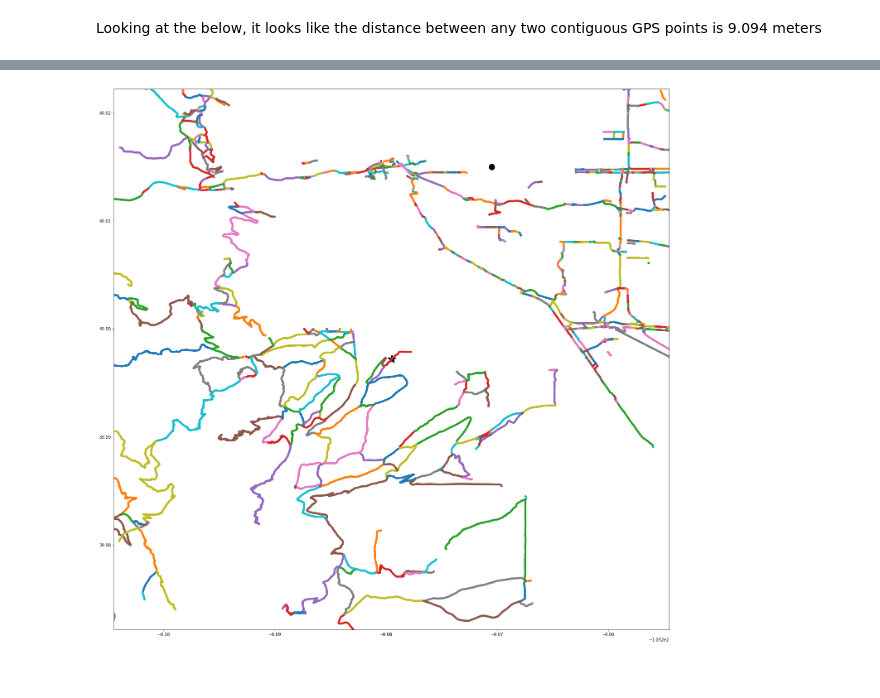
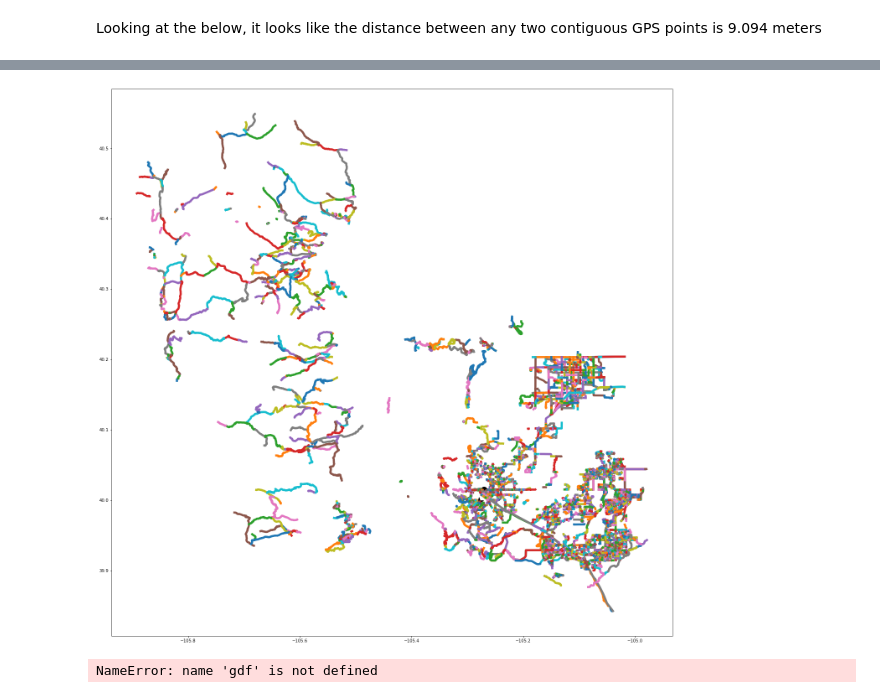
Before and after one commit to aemerick/planit, a Jupyter notebook: autotrail/boulder_trails_eda.ipynb, the cells around one changed output, grey strips where cells are left out. Saved outputs shown, nothing was run; the diff lists cells and outputs as text; code cells hidden in the pictures.

```diff
--- a/autotrail/boulder_trails_eda.ipynb
+++ b/autotrail/boulder_trails_eda.ipynb
@@ -293,33 +261,33 @@ fig.set_size_inches(24,24)
  #           width=8.0E4, height=8.0E4,
  #           lat_0=40.015, lon_0=-105.2705)
 #m.etopo( alpha=0.5)
 
 
 for i in np.arange(len(gdf)):
     if gpx_data[i] is None:
         print(i)
         continue
 
     elif np.size(gpx_data[i]) == 1:
         data_to_plot = [gpx_data[i]]
     else:
         data_to_plot = gpx_data[i]
 
     for segment in data_to_plot:
 
         lats = np.array([x.latitude for x in segment.points])
         longs = np.array([x.longitude for x in segment.points])
         elev = np.array([x.elevation for x in segment.points])
         ax.plot(longs,lats,lw=5)
 
 ax.scatter(-105.2705,40.015, color = 'black', s = 200)
 chataqua = (-105.2795, 39.9972)
 ax.scatter(chataqua[0], chataqua[1], color = 'black', marker = '*', s = 500)
 
 
 sep = 0.025
-ax.set_ylim( chataqua[1] - sep, chataqua[1]+sep)
-ax.set_xlim( chataqua[0] - sep, chataqua[0]+sep)
+#ax.set_ylim( chataqua[1] - sep, chataqua[1]+sep)
+#ax.set_xlim( chataqua[0] - sep, chataqua[0]+sep)
 fig.show()
 # %% [output]
-[figure, old version]
+[figure, new version]
@@ -327,0 +294,10 @@ x = gdf['geometry'].iloc[55]
+# %%
+%matplotlib widget
+import contextily as ctx
+gdf_crs = gdf.copy().to_crs(epsg=3857)
+ax = gdf_crs.plot()
+ax.figure.set_size_inches(16,16)
+ctx.add_basemap(ax)
+ax.figure.show()
+# %% [output]
+NameError: name 'gdf' is not defined
```
Also changed, not shown: parts of 8 cells of this notebook.
